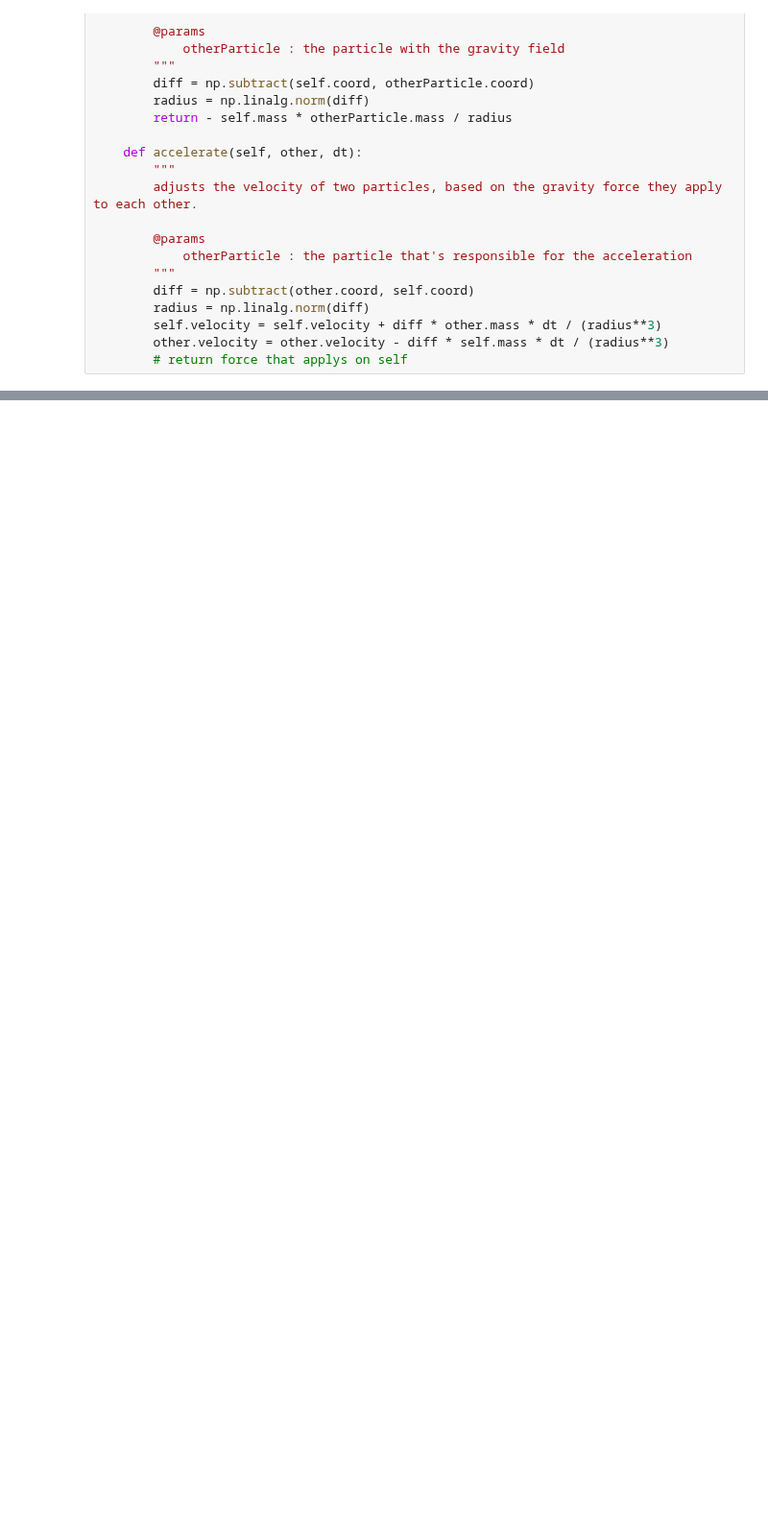
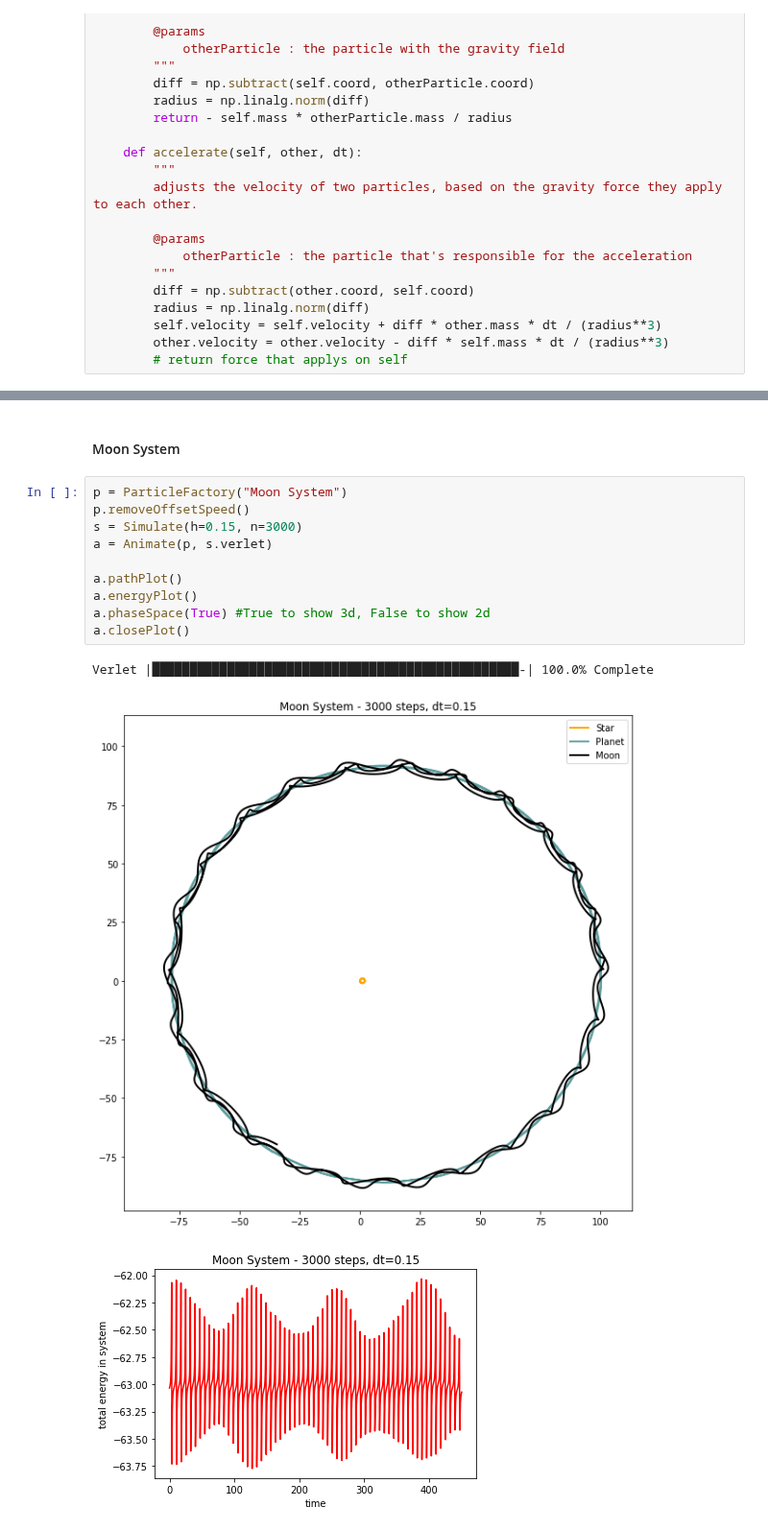
Before and after one commit to TimoWacke/solarsystem, a Jupyter notebook: summary.ipynb, the cells around one changed output, grey strips where cells are left out. Shown at 96% size. Saved outputs shown, nothing was run; the diff lists cells and outputs as text; blank space fills up the shorter version.

```diff
--- a/summary.ipynb
+++ b/summary.ipynb
@@ -475,0 +687,16 @@ class Animate:
+# %% [markdown]
+#### Moon System
+# %%
+p = ParticleFactory("Moon System")
+p.removeOffsetSpeed()
+s = Simulate(h=0.15, n=3000)
+a = Animate(p, s.verlet)
+
+a.pathPlot()
+a.energyPlot()
+a.phaseSpace(True) #True to show 3d, False to show 2d
+a.closePlot()
+# %% [output]
+Verlet |█████████████████████████████████████████████████-| 100.0% Complete
+[figure, added]
+[figure, added]
```
Also changed, not shown: parts of 24 cells of this notebook, 47 other files.
